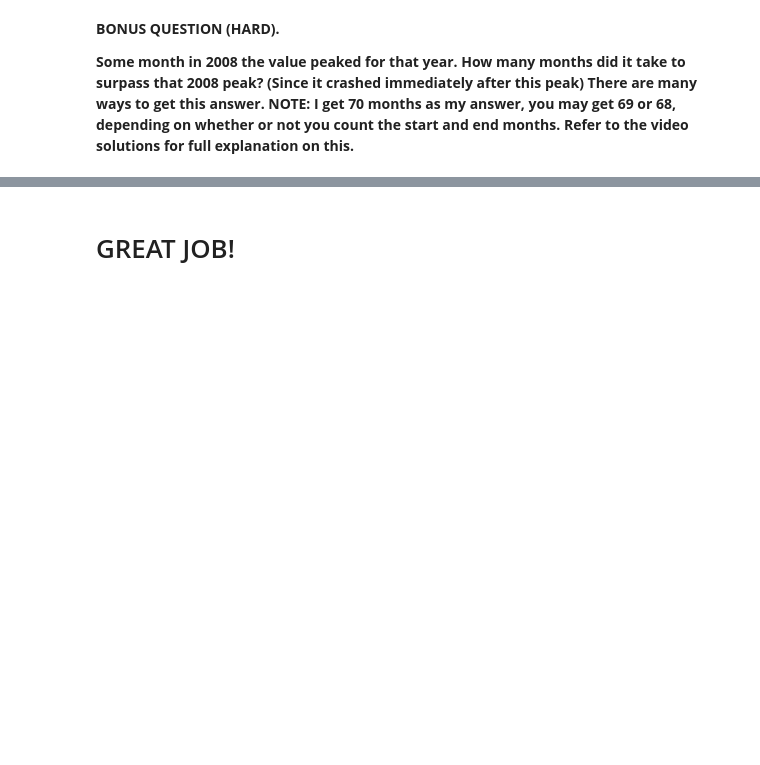
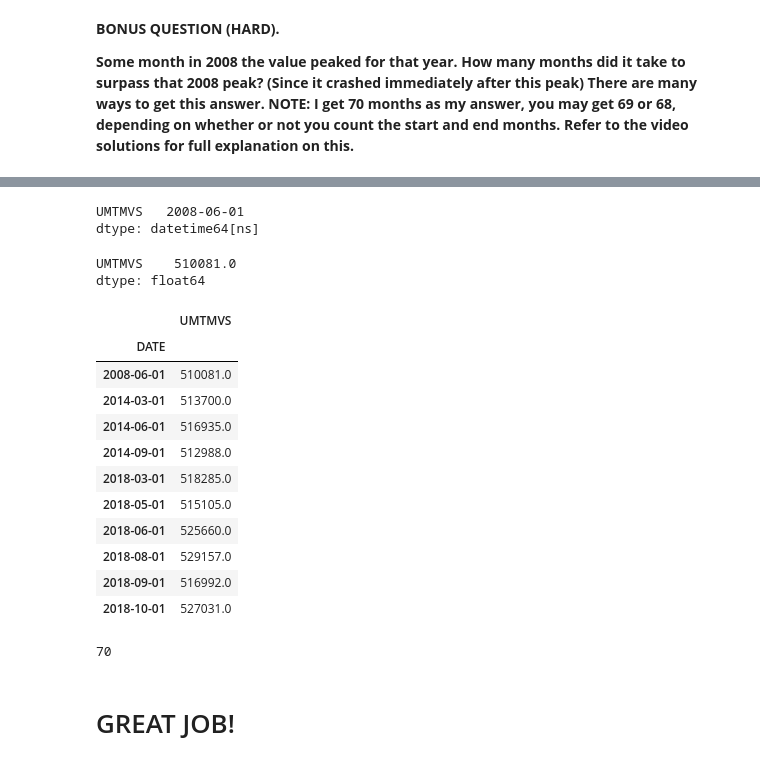
Before and after one commit to jafar-shodiq/jose-portilla-courses, a Jupyter notebook: time-series-data-analysis/project-and-exercise/time-series-with-pandas-set-two.ipynb, the cells around one changed output, grey strips where cells are left out. Drawn from its saved outputs; the diff is of its cells as text; code cells hidden in the pictures; blank space fills up the shorter version.

```diff
--- a/time-series-data-analysis/project-and-exercise/time-series-with-pandas-set-two.ipynb
+++ b/time-series-data-analysis/project-and-exercise/time-series-with-pandas-set-two.ipynb
@@ -170,0 +156,3 @@ Timestamp('2011-12-31 00:00:00', freq='A-DEC')
+# %%
+df = pd.read_csv('../datasets/UMTMVS.csv',index_col='DATE',parse_dates=True)
+df.head()
@@ -171,2 +169,33 @@ Timestamp('2011-12-31 00:00:00', freq='A-DEC')
+# %%
+df2008.idxmax()
+# %% [output]
+UMTMVS   2008-06-01
+dtype: datetime64[ns]
+# %%
+df2008.max()
+# %% [output]
+UMTMVS    510081.0
+dtype: float64
+# %%
+df_post_peak = df.loc['2008-06-01':]
+# %%
+df_post_peak[df_post_peak>=510081].dropna()
+# %% [output]
+|  | UMTMVS |
+| DATE |  |
+| 2008-06-01 | 510081.0 |
+| 2014-03-01 | 513700.0 |
+| 2014-06-01 | 516935.0 |
+| 2014-09-01 | 512988.0 |
+| 2018-03-01 | 518285.0 |
+| 2018-05-01 | 515105.0 |
+| 2018-06-01 | 525660.0 |
+| 2018-08-01 | 529157.0 |
+| 2018-09-01 | 516992.0 |
+| 2018-10-01 | 527031.0 |
+# %%
+len(df.loc['2008-06-01':'2014-03-01'])
+# %% [output]
+70
 # %% [markdown]
 # GREAT JOB!
```
Also changed, not shown: parts of 32 cells of this notebook.
